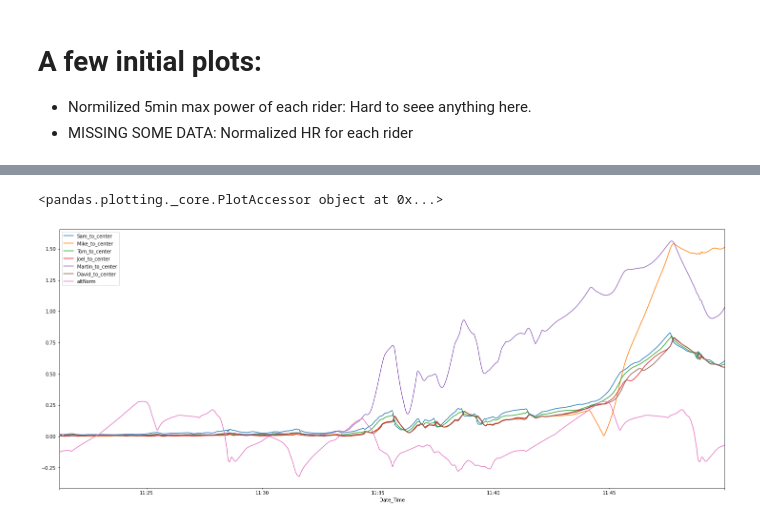
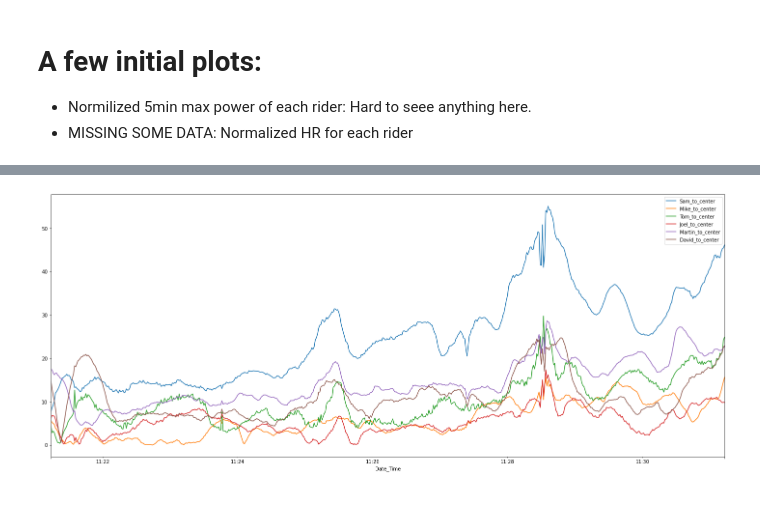
Before and after one commit to vincentdavis/VYRTYFY_research, a Jupyter notebook: Cryo_Gen_zwift_TTT_SEP_10.ipynb, the cells around one changed output, grey strips where cells are left out. Saved outputs shown, nothing was run; the diff lists cells and outputs as text; code cells hidden in the pictures.

Commit message:
updated add feature for fixing time offset

```diff
--- a/Cryo_Gen_zwift_TTT_SEP_10.ipynb
+++ b/Cryo_Gen_zwift_TTT_SEP_10.ipynb
@@ -87,6 +75,13 @@ Total power: avg: 1763.03, max: 3291.00, min: 6.00
 *   Normilized 5min max power of each rider: Hard to seee anything here.
 *   MISSING SOME DATA: Normalized HR for each rider
 # %%
+df = team_position(df, names)
+distmetrics = distance(df)
+
+df = distmetrics['df']
+
+print('distance' in df.columns)
+
 # list of columns with power
 pc = [c for c in df.columns if c.split('_')[0]=='Power']
 # list of columns with heartrate
@@ -98,8 +93,8 @@ pc = [c for c in df.columns if c.split('_')[0]=='Power']
 #   df[f'Heartrate_{n}_30n'] = df[c].rolling(30, min_periods=10).mean()/df[c].mean()
 
 for c in pc: # 30sec rolling Power
-  n = c.split('_')[1]
-  df[f'Power_{n}_30n'] = df[c].rolling(30, min_periods=10).mean()/df[c].mean()
+    n = c.split('_')[1]
+    df[f'Power_{n}_30n'] = df[c].rolling(30, min_periods=10).mean()/stats[n]['w30max']
 
 
 # hc30 = [c for c in df.columns if c.split('_')[0]=='Heartrate' and c.split('_')[-1]=='30n']
@@ -114,10 +109,13 @@ df[60:-30].plot(x='Date_Time', y='altNorm', figsize=(25,10), ax=a)
 # df[60:-30].plot(x='Date_Time', y='total_power', figsize=(25,10))
 
 df['altX10'] = df.Altitude_Sam*10 # creat a ampliphied version of the altitude
-df['total_power_30'] = df['total_power'].rolling(30).mean()
+df['total_power_30'] = df['total_power'].rolling(30).mean()/df['total_power'].rolling(300).mean().max()
 a = df[60:-30].plot(x='Date_Time', y='total_power_30', figsize=(25,10))
-df[60:-30].plot(x='Date_Time', y='altX10', figsize=(25,10), ax=a)
+df[60:-30].plot(x='Date_Time', y='altNorm', figsize=(25,10), ax=a)
 
+
+a = df[60:-30].plot(x='distance', y='total_power_30', figsize=(25,10))
+df[60:-30].plot(x='distance', y='altNorm', figsize=(25,10), ax=a)
 
 # import matplotlib.pyplot as plt
 
@@ -140,8 +138,8 @@ df = team_position(df, names)
 # %%
+
+df['Altitude_scale_1'] = df.altNorm*200
 col = [c for c in df.columns if 'to_center' in c]
-a = df.plot(x='Date_Time', y=col, figsize=(25,10))
-df.plot(x='Date_Time', y='altNorm', figsize=(25,10), ax=a)
-df.plot
+a = df[:600].plot(x='Date_Time', y=col, figsize=(25,10))
+# df[:600].plot(x='Date_Time', y='Altitude_scale_1', figsize=(25,10), ax=a)
 # %% [output]
-<pandas.plotting._core.PlotAccessor object at 0x...>
-[figure, old version]
+[figure, new version]
```
Also changed, not shown: parts of 20 cells of this notebook, 1 other file.
